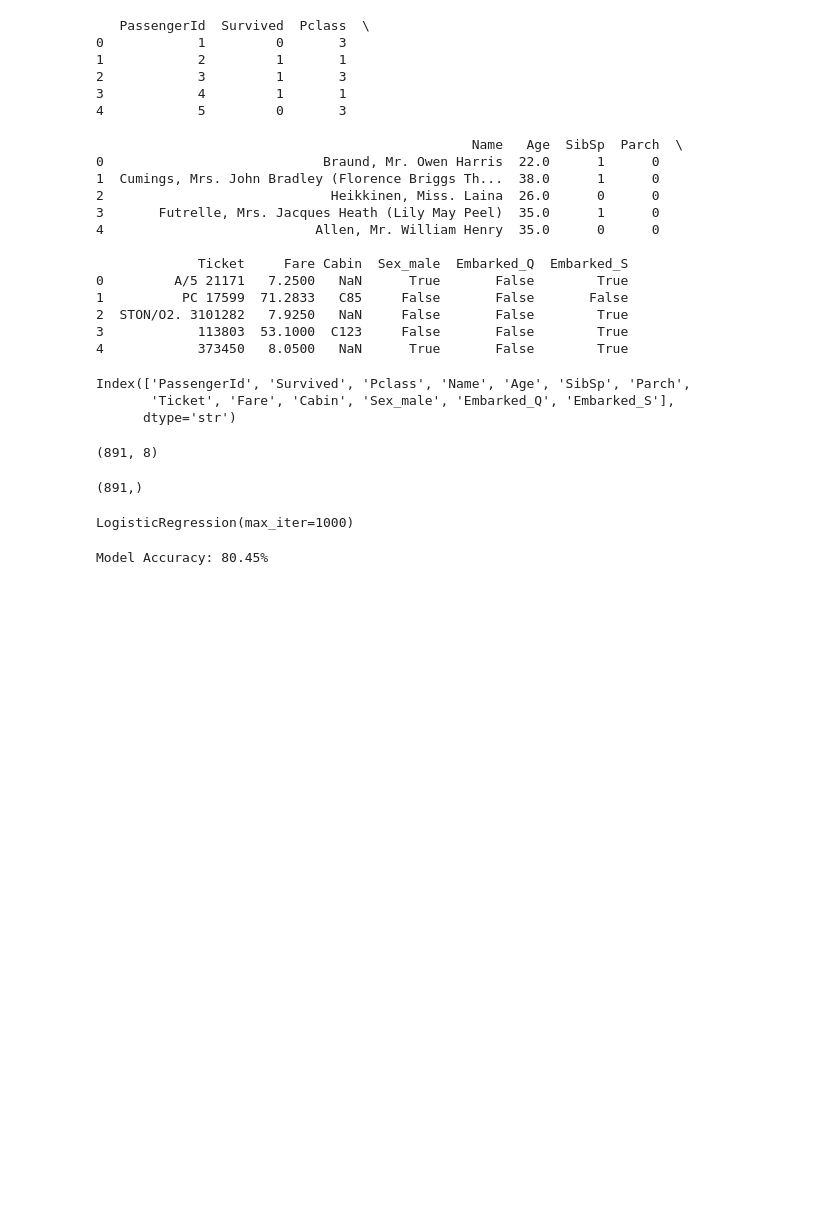
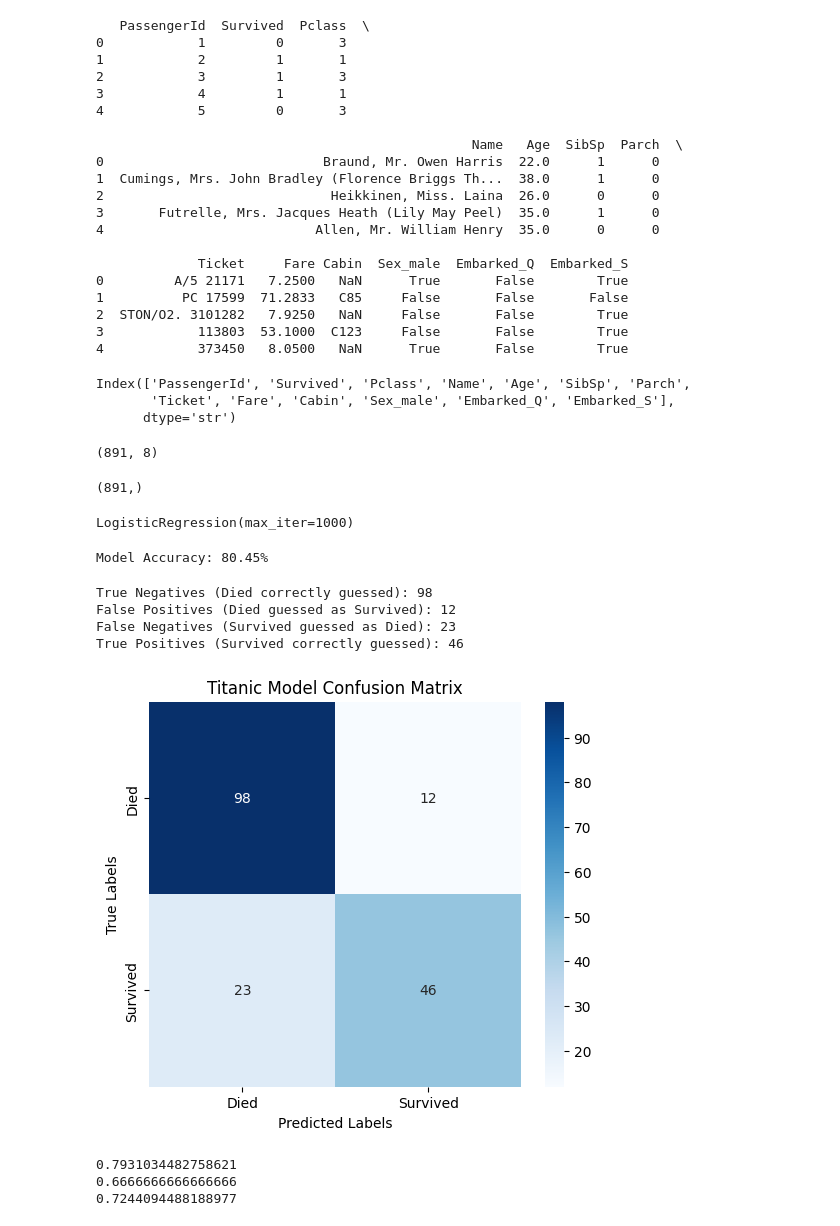
Before and after one commit to apurva2074/AI_Pioneers_Internship, a Jupyter notebook: week2/classification.ipynb, the cells around one changed output. Drawn from its saved outputs; the diff is of its cells as text; code cells hidden in the pictures; blank space fills up the shorter version.

Commit message:
Calculated precion, recall, f1 for model

```diff
--- a/week2/classification.ipynb
+++ b/week2/classification.ipynb
@@ -221,3 +221,50 @@ accuracy = accuracy_score(y_test, y_pred)
 print(f"Model Accuracy: {accuracy * 100:.2f}%")
 # %% [output]
 Model Accuracy: 80.45%
+# %%
+import matplotlib.pyplot as plt
+import seaborn as sns
+from sklearn.metrics import confusion_matrix
+
+cm = confusion_matrix(y_test,y_pred)
+
+tn, fp, fn, tp = cm.ravel()
+
+print(f"True Negatives (Died correctly guessed): {tn}")
+print(f"False Positives (Died guessed as Survived): {fp}")
+print(f"False Negatives (Survived guessed as Died): {fn}")
+print(f"True Positives (Survived correctly guessed): {tp}\n")
+
+plt.figure(figsize=(6,5))
+sns.heatmap(
+    cm,
+    annot=True,
+    fmt='d',
+    cmap='Blues',
+    xticklabels=['Died','Survived'],
+    yticklabels=['Died','Survived']
+)
+
+plt.xlabel('Predicted Labels')
+plt.ylabel('True Labels')
+plt.title('Titanic Model Confusion Matrix')
+plt.show()
+# %% [output]
+True Negatives (Died correctly guessed): 98
+False Positives (Died guessed as Survived): 12
+False Negatives (Survived guessed as Died): 23
+True Positives (Survived correctly guessed): 46
+[figure, added]
+# %%
+from sklearn.metrics import precision_score, recall_score, f1_score
+precision = precision_score(y_test, y_pred)
+recall = recall_score(y_test, y_pred)
+f1 = f1_score(y_test, y_pred)
+
+print(precision)
+print(recall)
+print(f1)
+# %% [output]
+0.7931034482758621
+0.6666666666666666
+0.7244094488188977
```
